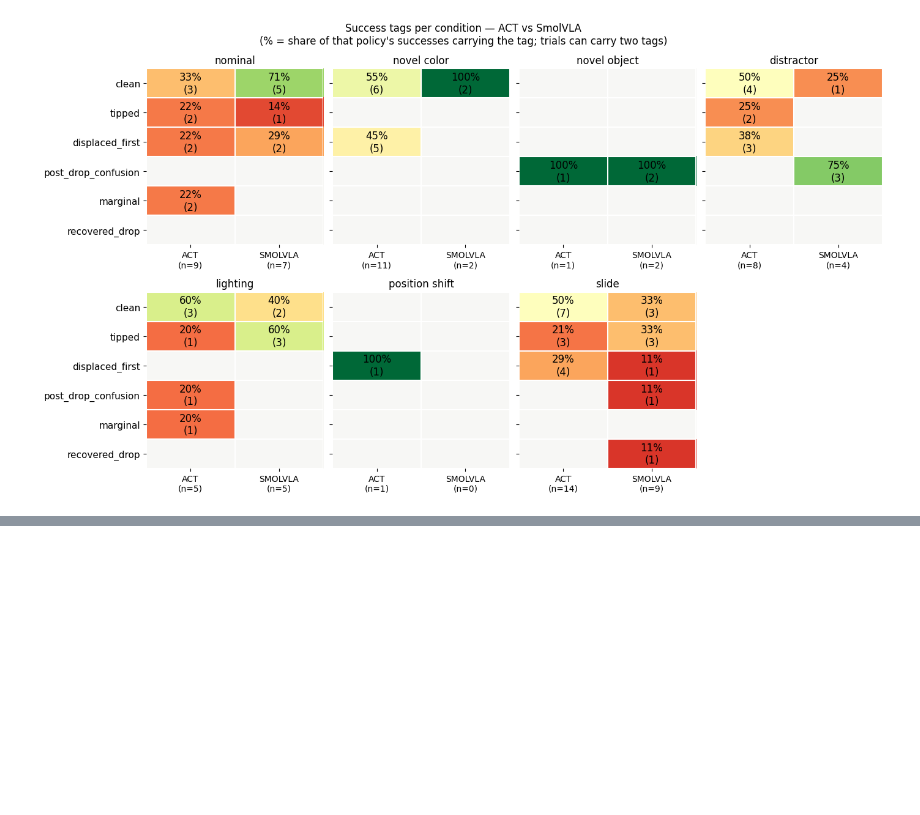
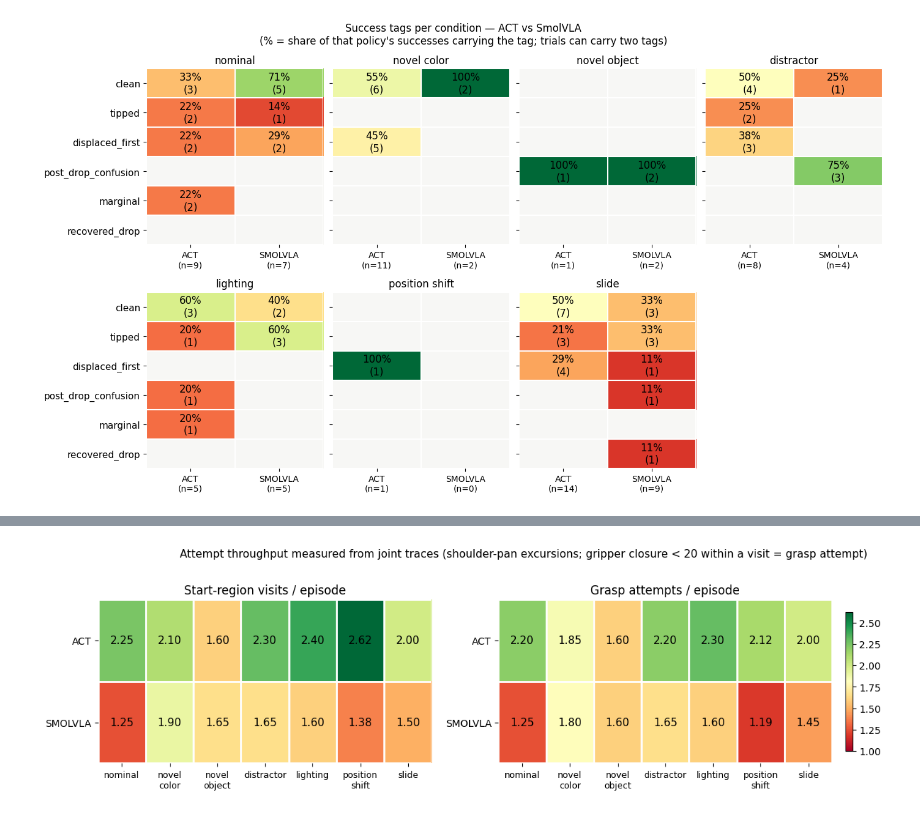
Before and after one commit to TamaraSumarac/act-diffusion-vla-so101, a Jupyter notebook: perturbation/DataAnalysis.ipynb, the cells around one changed output, grey strips where cells are left out. Saved outputs shown, nothing was run; the diff lists cells and outputs as text; code cells hidden in the pictures; blank space fills up the shorter version.

```diff
--- a/perturbation/DataAnalysis.ipynb
+++ b/perturbation/DataAnalysis.ipynb
@@ -736,0 +988,44 @@ plt.show()
+# %%
+# Paired heatmap: visits + grasp attempts per episode, 2 policies x 7 conditions.
+# Assumes `att` DataFrame from the trace-based counter is in scope.
+import numpy as np
+import matplotlib.pyplot as plt
+
+CONDS = ["nominal", "novel_color", "novel_object", "distractor",
+         "lighting", "position_shift", "slide"]
+POLICIES = ["act", "smolvla"]
+
+def pivot(metric):
+    p = att.groupby(["policy", "condition"])[metric].mean().unstack()
+    return p.reindex(index=POLICIES, columns=CONDS)
+
+vis, gra = pivot("visits"), pivot("grasp_attempts")
+vmax = float(max(vis.max().max(), gra.max().max()))   # one shared scale
+
+CMAP = plt.get_cmap("RdYlGn").copy()
+
+fig, axes = plt.subplots(1, 2, figsize=(16, 3.0), facecolor="white")
+for ax, data, title in zip(axes, [vis, gra],
+                           ["Start-region visits / episode",
+                            "Grasp attempts / episode"]):
+    im = ax.imshow(data.to_numpy(), cmap=CMAP, vmin=1, vmax=vmax, aspect="auto")
+    for i in range(len(POLICIES)):
+        for j in range(len(CONDS)):
+            ax.text(j, i, f"{data.iloc[i, j]:.2f}", ha="center", va="center",
+                    fontsize=11, color="black")
+    ax.set_xticks(range(len(CONDS)), [c.replace("_", "\n") for c in CONDS], fontsize=9)
+    ax.set_yticks(range(len(POLICIES)), [p.upper() for p in POLICIES], fontsize=10)
+    ax.set_xticks(np.arange(-0.5, len(CONDS)), minor=True)
+    ax.set_yticks(np.arange(-0.5, len(POLICIES)), minor=True)
+    ax.grid(which="minor", color="white", linewidth=2)
+    ax.tick_params(which="minor", length=0)
+    ax.set_title(title, fontsize=12)
+    ax.spines[:].set_visible(False)
+fig.colorbar(im, ax=axes, shrink=0.85, pad=0.015)
+fig.suptitle("Attempt throughput measured from joint traces (shoulder-pan excursions; "
+             "gripper closure < 20 within a visit = grasp attempt)",
+             fontsize=11, y=1.12)
+plt.savefig("attempts_per_episode.png", dpi=200, bbox_inches="tight")
+plt.show()
+# %% [output]
+[figure, added]
```
Also changed, not shown: parts of 3 cells of this notebook, 3 other files.
